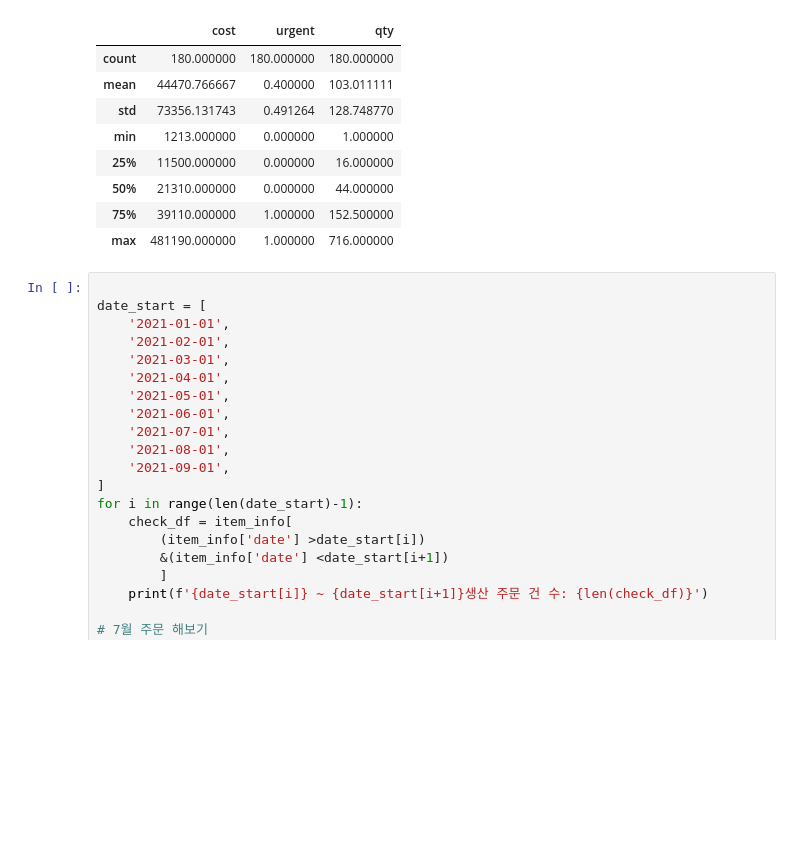
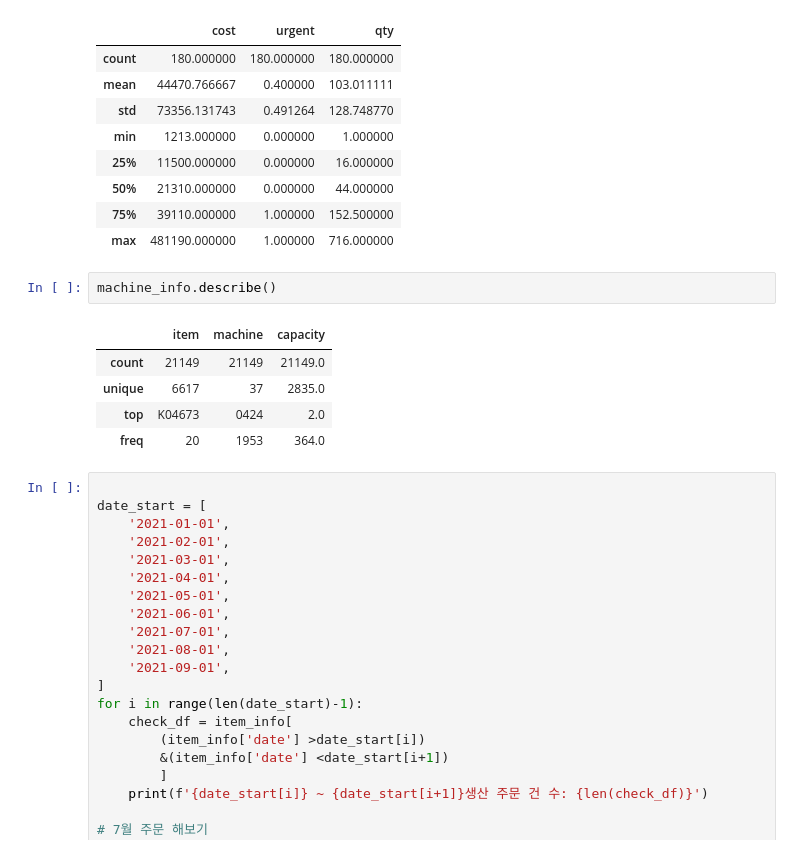
Before and after one commit to sugyeong-jo/ProjectLab, a Jupyter notebook: workspac_notebook.ipynb, the cells around one changed output. Drawn from its saved outputs; the diff is of its cells as text; blank space fills up the shorter version.

```diff
--- a/workspac_notebook.ipynb
+++ b/workspac_notebook.ipynb
@@ -516,6 +516,14 @@ item_info.describe()
 | 50% | 21310.000000 | 0.000000 | 44.000000 |
 | 75% | 39110.000000 | 1.000000 | 152.500000 |
 | max | 481190.000000 | 1.000000 | 716.000000 |
+# %%
+machine_info.describe()
+# %% [output]
+|  | item | machine | capacity |
+| count | 21149 | 21149 | 21149.0 |
+| unique | 6617 | 37 | 2835.0 |
+| top | K04673 | 0424 | 2.0 |
+| freq | 20 | 1953 | 364.0 |
 # %%
 
 date_start = [
```
Also changed, not shown: parts of 1 cell of this notebook, 1 other file.
